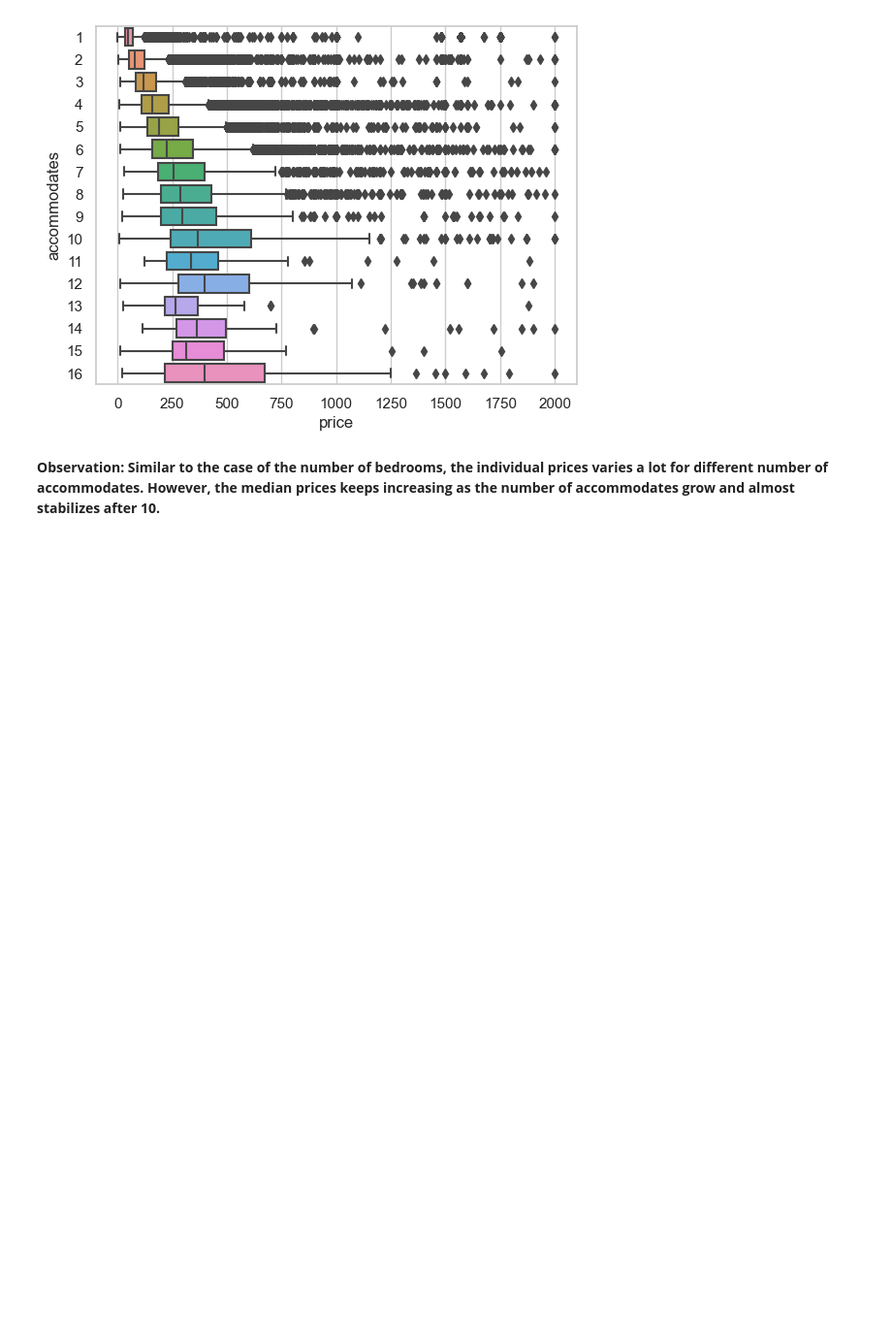
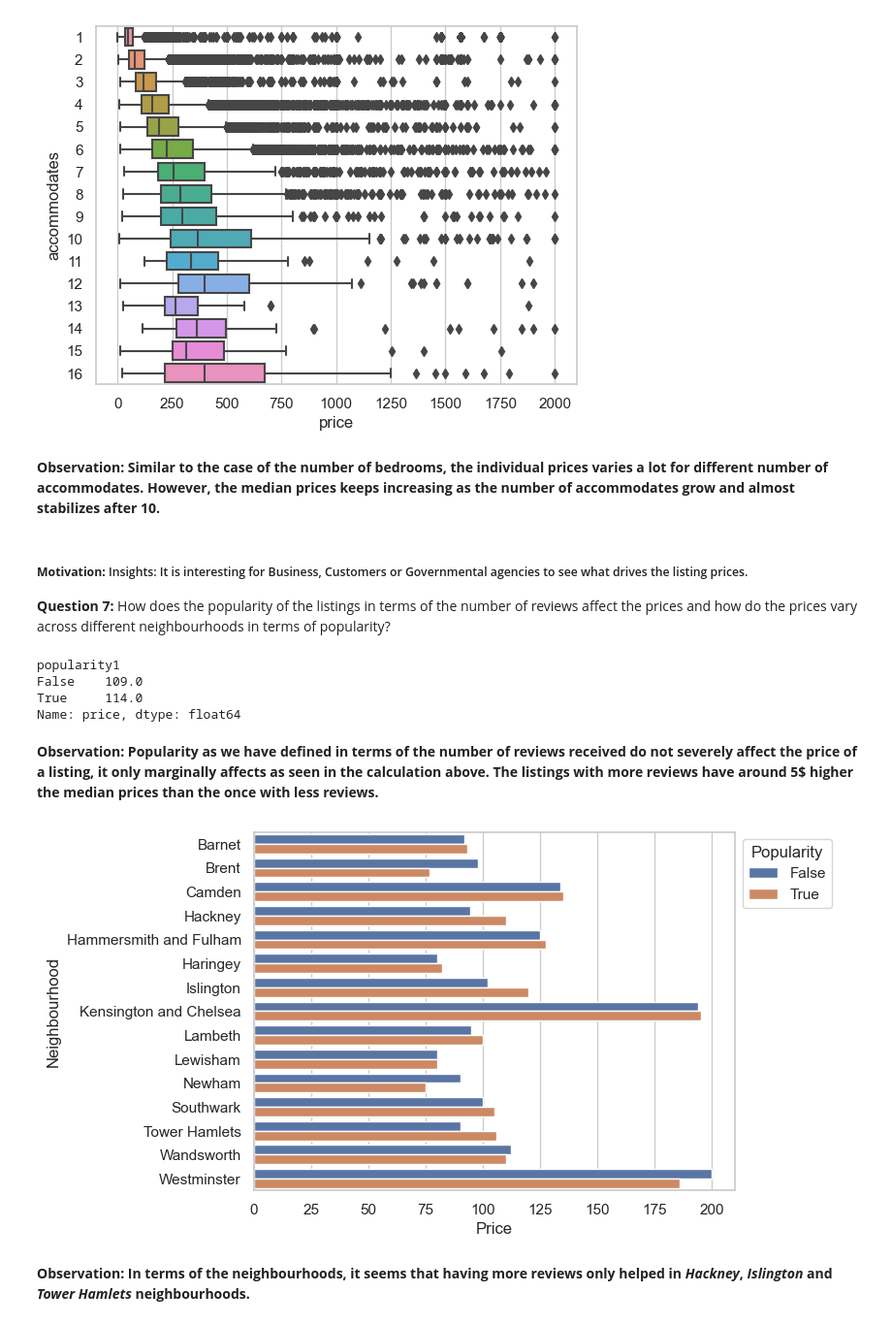
Before and after one commit to aravindkg7/Data-Science-Projects, a Jupyter notebook: Data Analysis - London BnB listings.ipynb, the cells around one changed output. Shown at 97% size. Saved outputs shown, nothing was run; the diff lists cells and outputs as text; code cells hidden in the pictures; blank space fills up the shorter version.

Commit message:
Analysis 7 - Number of Reviews vs price

```diff
--- a/Data Analysis - London BnB listings.ipynb
+++ b/Data Analysis - London BnB listings.ipynb
@@ -341,3 +341,26 @@ plt.show()
 [figure]
 # %% [markdown]
 **Observation: Similar to the case of the number of bedrooms, the individual prices varies a lot for different number of accommodates. However, the median prices keeps increasing as the number of accommodates grow and almost stabilizes after 10.**
+# %% [markdown]
+##### **Motivation:** Insights: It is interesting for Business, Customers or Governmental agencies to see what drives the listing prices.
+**Question 7:** How does the popularity of the listings in terms of the number of reviews affect the prices and how do the prices vary across different neighbourhoods in terms of popularity?
+# %%
+data.groupby(['popularity1'])['price'].median()
+# %% [output]
+popularity1
+False    109.0
+True     114.0
+Name: price, dtype: float64
+# %% [markdown]
+**Observation: Popularity as we have defined in terms of the number of reviews received do not severely affect the price of a listing, it only marginally affects as seen in the calculation above. The listings with more reviews have around 5$ higher the median prices than the once with less reviews.**
+# %%
+neighbourhood_15_grp = neighbourhood_15.groupby(['neighbourhood_cleansed','popularity1'])['price'].median().reset_index()
+neighbourhood_15_grp.columns = ['Neighbourhood', 'Popularity','Price']
+# %%
+bx = sns.barplot(data=neighbourhood_15_grp, y='Neighbourhood', x='Price', hue='Popularity')
+sns.move_legend(bx, "upper left", bbox_to_anchor=(1, 1))
+plt.show()
+# %% [output]
+[figure, added]
+# %% [markdown]
+**Observation: In terms of the neighbourhoods, it seems that having more reviews only helped in *Hackney*, *Islington* and *Tower Hamlets* neighbourhoods.**
```
